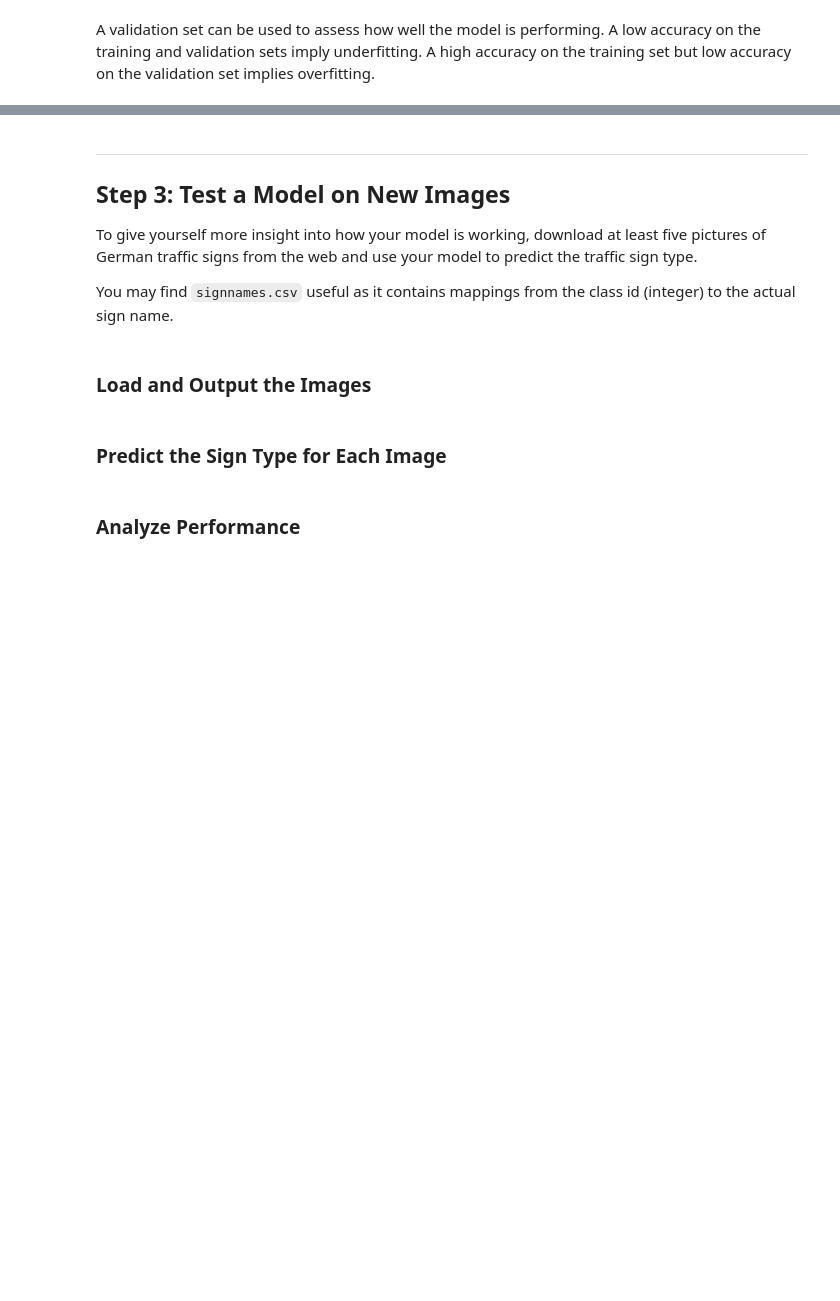
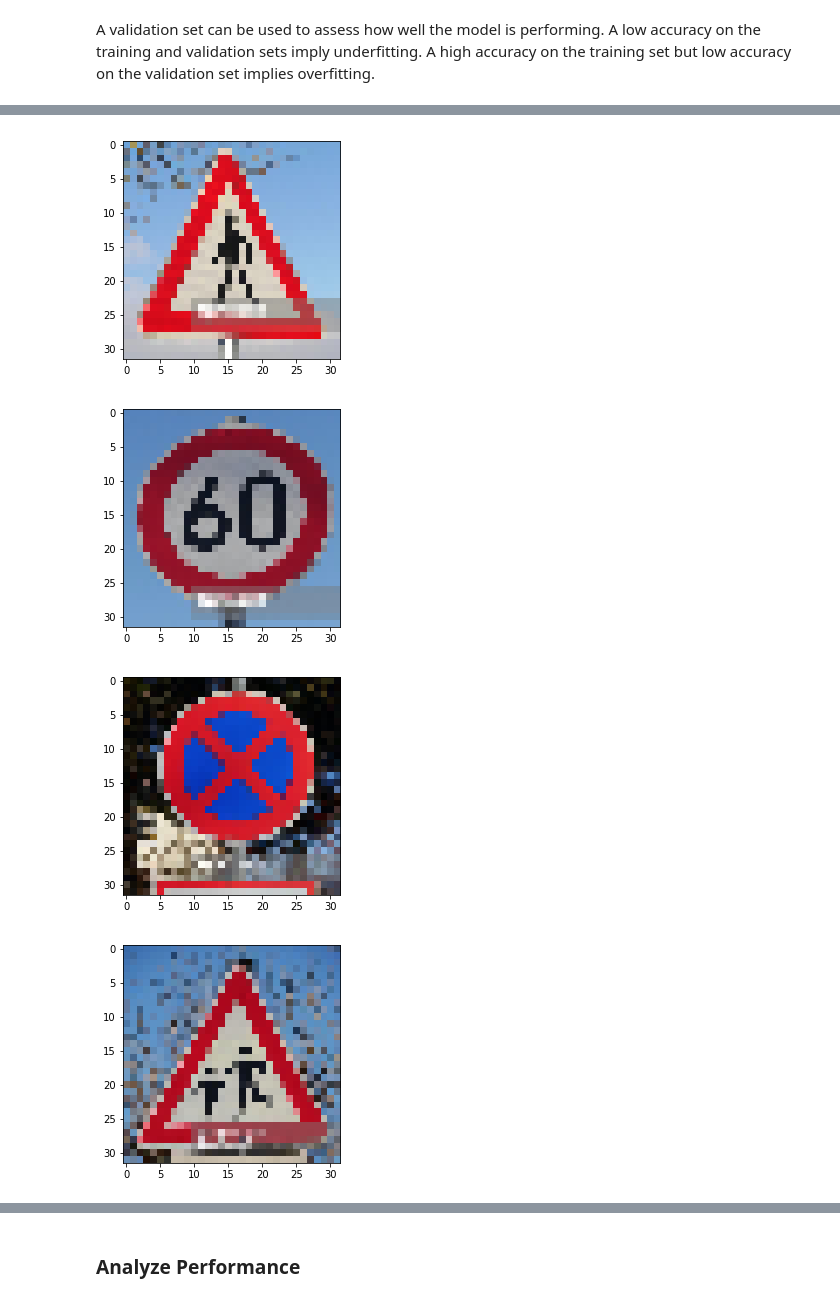
Before and after one commit to fiibbb/CarND-Traffic-Sign-Classifier-Project, a Jupyter notebook: Traffic_Sign_Classifier.ipynb, the cells around one changed output, grey strips where cells are left out. Saved outputs shown, nothing was run; the diff lists cells and outputs as text; code cells hidden in the pictures; blank space fills up the shorter version.

```diff
--- a/Traffic_Sign_Classifier.ipynb
+++ b/Traffic_Sign_Classifier.ipynb
@@ -131,7 +143,16 @@ Use the code cell (or multiple code cells, if necessary) to implement the first
 
 # Shuffle the data
 from sklearn.utils import shuffle
-X_trian, y_train = shuffle(X_train, y_train)
+from numpy import newaxis
+import numpy as np
+import cv2
+
+def preprocess(x):
+    return np.array([(cv2.cvtColor(img, cv2.COLOR_BGR2GRAY) - 128.0) / 128.0 for img in x])[..., newaxis]
+
+X_train, y_train = shuffle(preprocess(X_train), y_train)
+X_valid, y_valid = preprocess(X_valid), y_valid
+X_test, y_test = preprocess(X_test), y_test
 # %% [markdown]
 ### Model Architecture
 # %%
@@ -214,12 +235,15 @@ sets imply underfitting. A high accuracy on the training set but low accuracy on
 ### Once a final model architecture is selected,
 ### the accuracy on the test set should be calculated and reported as well.
 ### Feel free to use as many code cells as needed.
-
-x = tf.placeholder(tf.float32, (None, 32, 32, 3))
+x = tf.placeholder(tf.float32, (None, 32, 32, 1))
 y = tf.placeholder(tf.int32, (None))
 one_hot_y = tf.one_hot(y, n_classes)
 
-rate = 0.001
+keep_prob = tf.placeholder(tf.float32)
+
+BATCH_SIZE = 128
+EPOCHS = 10
+rate = 0.003
 
 logits = LeNet(x)
 cross_entropy = tf.nn.softmax_cross_entropy_with_logits(logits, one_hot_y)
@@ -236,7 +260,7 @@ def evaluate(X_data, y_data):
     sess = tf.get_default_session()
     for offset in range(0, num_examples, BATCH_SIZE):
         batch_x, batch_y = X_data[offset:offset+BATCH_SIZE], y_data[offset:offset+BATCH_SIZE]
-        accuracy = sess.run(accuracy_operation, feed_dict={x: batch_x, y: batch_y})
+        accuracy = sess.run(accuracy_operation, feed_dict={x: batch_x, y: batch_y, keep_prob: 1.0})
         total_accuracy += accuracy * len(batch_x)
     return total_accuracy / num_examples
 
@@ -246,16 +270,36 @@ with tf.Session() as sess:
 
     print('Training...')
     for i in range(EPOCHS):
+        t1 = time.time()
         X_train, y_train = shuffle(X_train, y_train)
         for offset in range(0, num_examples, BATCH_SIZE):
             batch_x, batch_y = X_train[offset:offset+BATCH_SIZE], y_train[offset:offset+BATCH_SIZE]
-            sess.run(train_operation, feed_dict={x: batch_x, y: batch_y})
+            sess.run(train_operation, feed_dict={x: batch_x, y: batch_y, keep_prob: 0.5})
         validation_accuracy = evaluate(X_valid, y_valid)
-        print('EPOCH {}: Validation accuracy {:.3f}'.format(i+1, validation_accuracy))
+        t2 = time.time()
+        print('EPOCH {}: Validation accuracy {:.3f} in {}s'.format(i+1, validation_accuracy, round(t2-t1,2)))
 
-    try:
-        saver
-    except NameError:
-        saver = tf.train.Saver()
-    saver.save(sess, 'lenet')
-    print('Model saved')
+    test_accuracy = sess.run(accuracy_operation, feed_dict={x:X_test, y:y_test, keep_prob:1.0})
+    print('Test accuracy {:.3f}'.format(test_accuracy))
+
+
+    fnames = [
+        'test_images/test1.jpg',
+        'test_images/test2.jpg',
+        'test_images/test3.jpg',
+        'test_images/test4.jpg',
+        'test_images/test5.jpg'
+    ]
+    imgs = [cv2.resize(mpimg.imread(fname), (32, 32)) for fname in fnames]
+    for img in imgs:
+        plt.imshow(img)
+        plt.show()
+    imgs = preprocess(imgs)
+    print(imgs.shape)
+
+    predicts = sess.run(logits, feed_dict={x: imgs, keep_prob:1.0})
+    predicts = sess.run(tf.nn.top_k(predicts, k=5, sorted=True))
+    print(predicts[0])
+    print()
+    print(predicts[1])
+# %% [output]
@@ -261,0 +318,4 @@ with tf.Session() as sess:
+[figure, added]
+[figure, added]
+[figure, added]
+[figure, added]
@@ -262,10 +334,0 @@ with tf.Session() as sess:
-# %% [markdown]
----
-
-## Step 3: Test a Model on New Images
-
-To give yourself more insight into how your model is working, download at least five pictures of German traffic signs from the web and use your model to predict the traffic sign type.
-
-You may find `signnames.csv` useful as it contains mappings from the class id (integer) to the actual sign name.
-# %% [markdown]
-### Load and Output the Images
@@ -275,2 +334,0 @@ You may find `signnames.csv` useful as it contains mappings from the class id (i
-# %% [markdown]
-### Predict the Sign Type for Each Image
```
Also changed, not shown: parts of 10 cells of this notebook, 11 other files.
